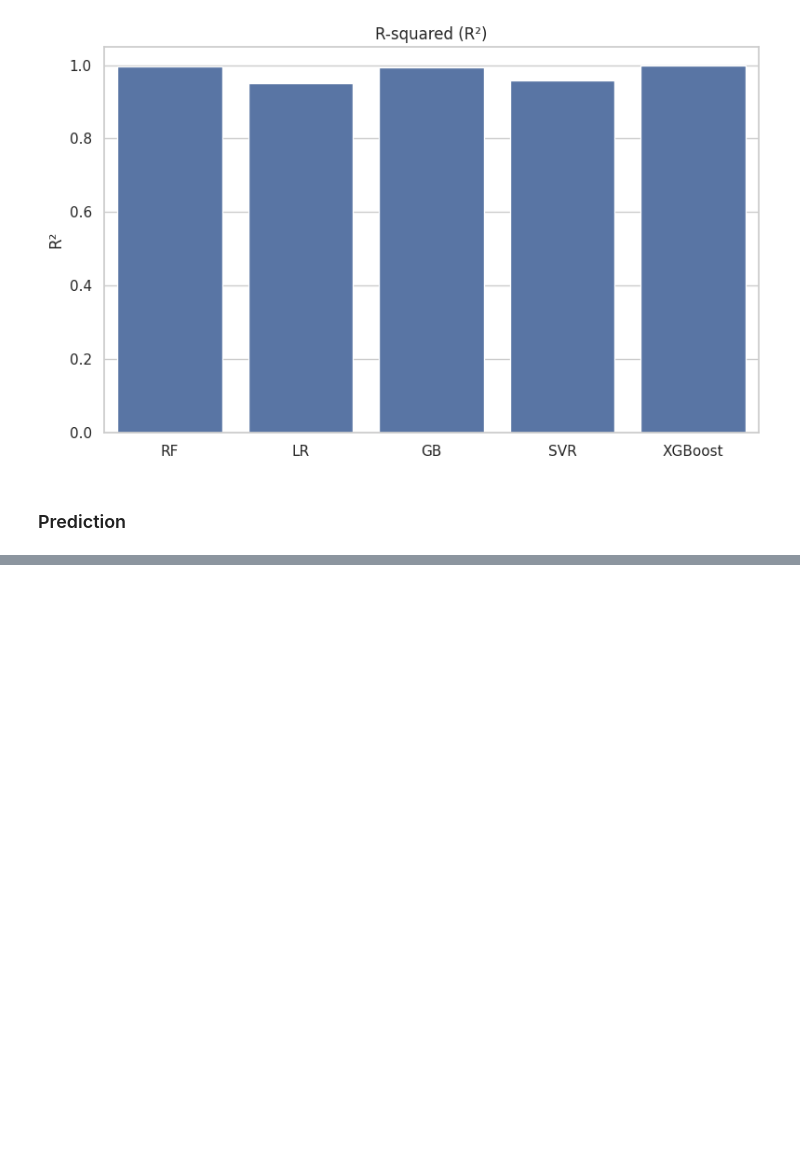
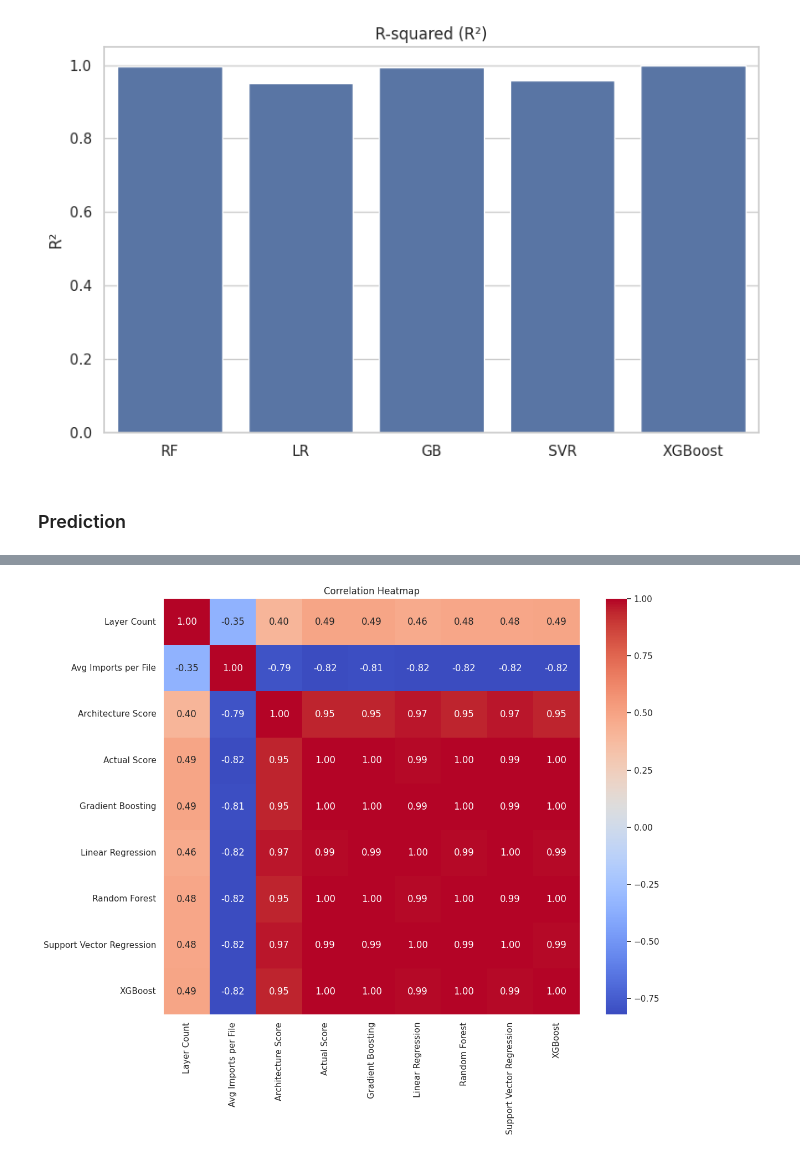
Before and after one commit to sandiedu/Paper-ICISS-2025, a Jupyter notebook: result.ipynb, the cells around one changed output, grey strips where cells are left out. Drawn from its saved outputs; the diff is of its cells as text; code cells hidden in the pictures; blank space fills up the shorter version.

Commit message:
add table result

```diff
--- a/result.ipynb
+++ b/result.ipynb
@@ -11,8 +10,11 @@ import matplotlib.pyplot as plt
 # %% [markdown]
 ## Constant
 # %%
+DATASET_PATH = os.path.join(os.getcwd(), "dataset.csv")
 EVALUATION_PATH = os.path.join(os.getcwd(), "evaluation.csv")
 PREDICTION_PATH = os.path.join(os.getcwd(), "prediction.csv")
+RESULT_PATH = os.path.join(os.getcwd(), "result.csv")
+DISTRIBUTION_PATH = os.path.join(os.getcwd(), "distribution.csv")
 # %% [markdown]
 ## Visualization
 # %% [markdown]
@@ -183,0 +168,78 @@ XGBoost  11.748959  32.064247  29.060083  27.126710
+# %%
+# Load dataset and prediction data
+dataset_df = pd.read_csv(DATASET_PATH)
+prediction_df = pd.read_csv(PREDICTION_PATH)
+
+# Transpose Repo ID per row
+prediction_df = prediction_df.pivot_table(index="Repo ID", columns="Model", values=["Actual Score", "Predicted Score"]).reset_index()
+prediction_df.columns = [' '.join(col).strip(' ') for col in prediction_df.columns.values]
+
+# Merge with dataset
+df = pd.merge(dataset_df, prediction_df, left_on="ID", right_on="Repo ID", how="left")
+
+# Drop unnecessary columns
+df.drop(columns=[
+    "Owner", "Name", "Description", "URL", "Stars", "Watch Count", "Fork Count",
+    "Issues Open", "Subscriber Count", "Has Domain", "Has Application",
+    "Has Interfaces", "Has Infrastructure", "Repo ID"
+    ], inplace=True)
+df["Actual Score"] = df["Actual Score Random Forest"]
+df.drop(columns=[
+    "Actual Score Gradient Boosting", "Actual Score Linear Regression",
+    "Actual Score Support Vector Regression", "Actual Score XGBoost Regressor",
+    "Actual Score Random Forest"
+], inplace=True)
+df.rename(columns={
+    "Predicted Score Gradient Boosting": "Gradient Boosting",
+    "Predicted Score Linear Regression": "Linear Regression",
+    "Predicted Score Random Forest": "Random Forest",
+    "Predicted Score Support Vector Regression": "Support Vector Regression",
+    "Predicted Score XGBoost Regressor": "XGBoost"
+}, inplace=True)
+
+# Reorder columns: place "Actual Score" after "Avg Effort"
+columns = df.columns.tolist()
+columns.remove("Actual Score")
+columns.insert(columns.index("Avg Effort") + 1, "Actual Score")
+df = df[columns]
+
+# Convert all actual scores and model scores to a 0-100 scale
+score_columns = ["Actual Score", "Gradient Boosting", "Linear Regression", "Random Forest", "Support Vector Regression", "XGBoost"]
+df[score_columns] = df[score_columns] * 100
+
+# Save the final DataFrame to CSV
+df.to_csv(RESULT_PATH, index=False)
+
+# Round all numeric values to 2 decimal places
+df = df.round(2)
+
+# Display the first few rows of the final DataFrame
+df.head()
+
+# Order by Actual Score descending
+df = df.sort_values(by="Actual Score", ascending=False)
+
+# Filter and get the first 3 rows for each Actual Score criteria
+filtered_df = pd.concat([
+    df[df["Actual Score"] < 40].head(3),
+    df[(df["Actual Score"] >= 40) & (df["Actual Score"] < 60)].head(3),
+    df[(df["Actual Score"] >= 60) & (df["Actual Score"] < 80)].head(3),
+    df[df["Actual Score"] >= 80].head(3)
+])
+
+# Display the filtered DataFrame
+filtered_df.sort_values(by="Actual Score", ascending=False)
+
+# Korelasi antar kolom
+arch_corr = filtered_df.drop(columns=[
+    "ID", "Total Files", "Size", "Avg Cyclomatic", "Avg Volume", "Avg Difficulty", "Avg Effort"
+    ]).corr()
+
+# Heatmap
+plt.figure(figsize=(12, 10))
+sns.heatmap(arch_corr, annot=True, fmt=".2f", cmap="coolwarm", square=True)
+plt.title("Correlation Heatmap")
+plt.tight_layout()
+plt.show()
+# %% [output]
+[figure, added]
```
Also changed, not shown: parts of 5 cells of this notebook.
